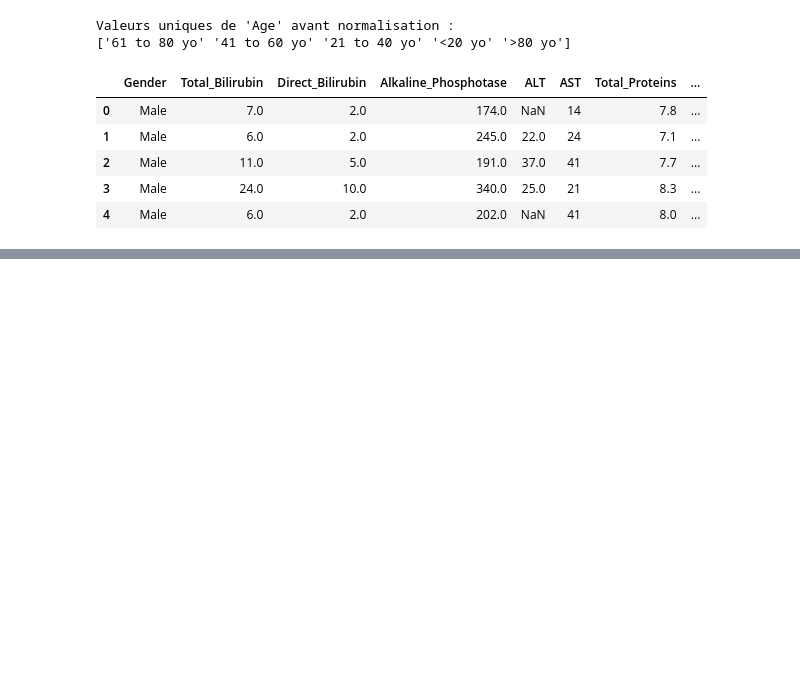
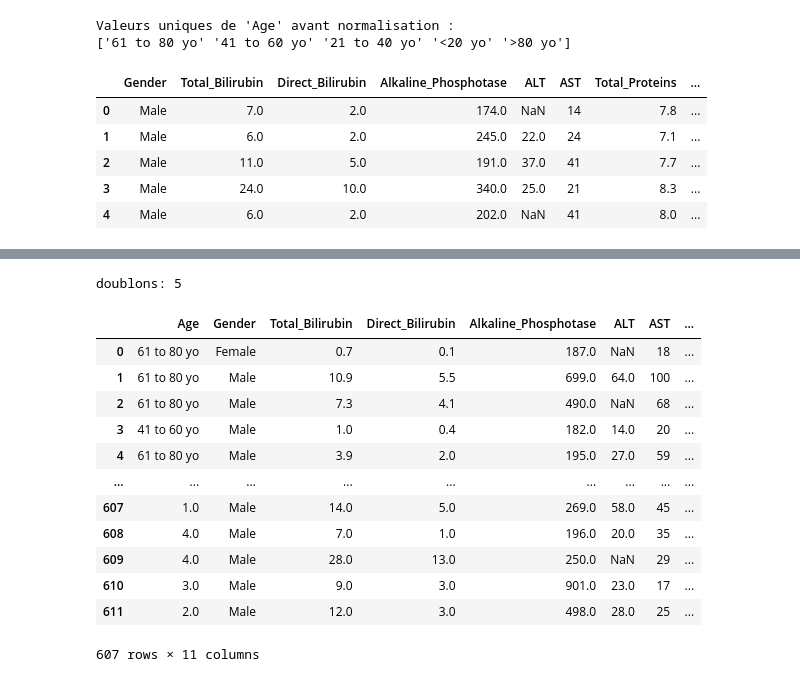
Before and after one commit to elabfr/Epidemologie, a Jupyter notebook: epi.ipynb, the cells around one changed output, grey strips where cells are left out. Saved outputs shown, nothing was run; the diff lists cells and outputs as text; code cells hidden in the pictures; blank space fills up the shorter version.

```diff
--- a/epi.ipynb
+++ b/epi.ipynb
@@ -187,0 +206,20 @@ hopital2.head()
+# %%
+print("doublons:", df_combined.duplicated().sum())
+df_combined = df_combined.drop_duplicates()
+
+df_combined
+# %% [output]
+doublons: 5
+|  | Age | Gender | Total_Bilirubin | Direct_Bilirubin | Alkaline_Phosphotase | ALT | AST | ... |
+| 0 | 61 to 80 yo | Female | 0.7 | 0.1 | 187.0 | NaN | 18 | ... |
+| 1 | 61 to 80 yo | Male | 10.9 | 5.5 | 699.0 | 64.0 | 100 | ... |
+| 2 | 61 to 80 yo | Male | 7.3 | 4.1 | 490.0 | NaN | 68 | ... |
+| 3 | 41 to 60 yo | Male | 1.0 | 0.4 | 182.0 | 14.0 | 20 | ... |
+| 4 | 61 to 80 yo | Male | 3.9 | 2.0 | 195.0 | 27.0 | 59 | ... |
+| ... | ... | ... | ... | ... | ... | ... | ... | ... |
+| 607 | 1.0 | Male | 14.0 | 5.0 | 269.0 | 58.0 | 45 | ... |
+| 608 | 4.0 | Male | 7.0 | 1.0 | 196.0 | 20.0 | 35 | ... |
+| 609 | 4.0 | Male | 28.0 | 13.0 | 250.0 | NaN | 29 | ... |
+| 610 | 3.0 | Male | 9.0 | 3.0 | 901.0 | 23.0 | 17 | ... |
+| 611 | 2.0 | Male | 12.0 | 3.0 | 498.0 | 28.0 | 25 | ... |
+607 rows × 11 columns
```
Also changed, not shown: parts of 35 cells of this notebook.
